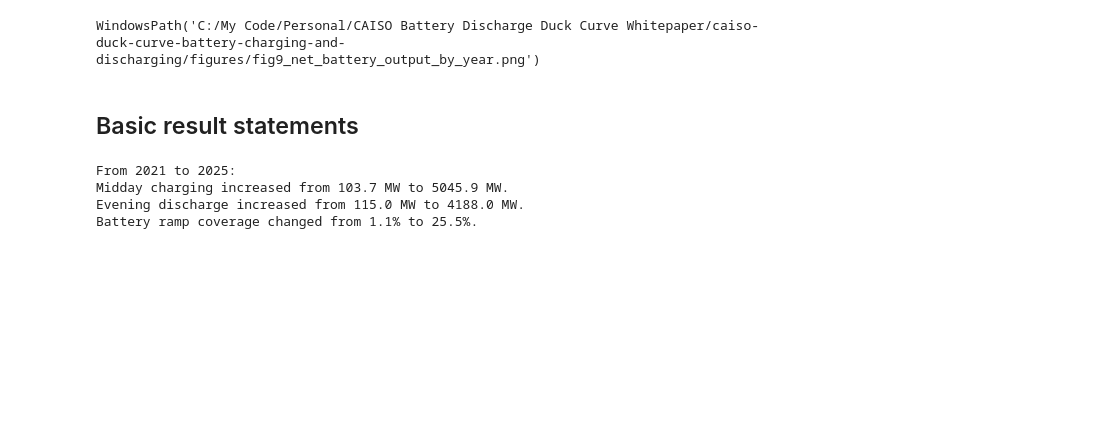
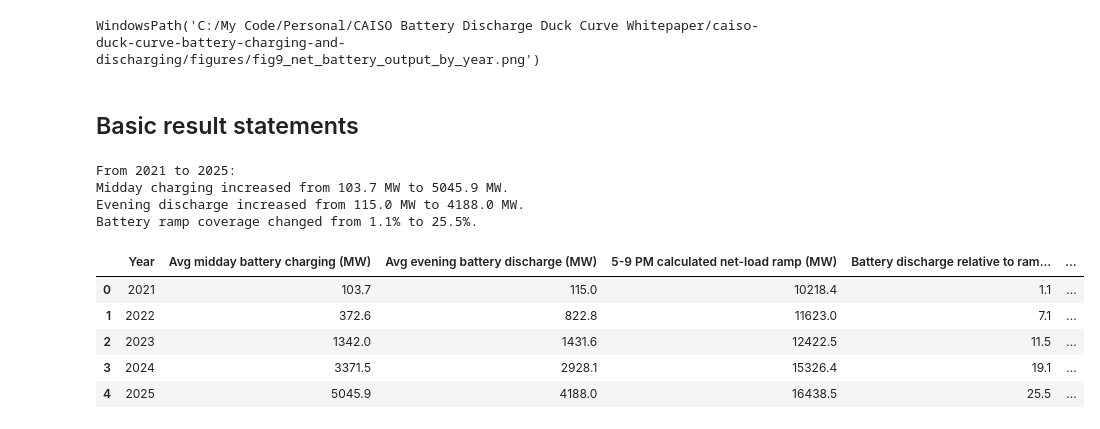
Before and after one commit to oaters1/caiso-duck-curve-battery-charging-and-discharging, a Jupyter notebook: notebooks/01_caiso_spring_battery_analysis.ipynb, the cells around one changed output. Cells and saved outputs as stored; diff of their text form; code cells hidden in the pictures; blank space fills up the shorter version.

Commit message:
Completed entire notebook battery analysis

```diff
--- a/notebooks/01_caiso_spring_battery_analysis.ipynb
+++ b/notebooks/01_caiso_spring_battery_analysis.ipynb
@@ -650,3 +650,71 @@ From 2021 to 2025:
 Midday charging increased from 103.7 MW to 5045.9 MW.
 Evening discharge increased from 115.0 MW to 4188.0 MW.
 Battery ramp coverage changed from 1.1% to 25.5%.
+# %%
+# --- Basic results table for the whitepaper ---
+
+RAMP_START_HOUR = 17   # 5 PM
+RAMP_END_HOUR = 21     # 9 PM endpoint
+
+main_rows = []
+
+for year in YEARS:
+    hp = hourly_profile[hourly_profile["year"] == year].copy()
+
+    midday = hp[hp["hour"].isin(MIDDAY_HOURS)]
+    evening = hp[hp["hour"].isin(EVENING_HOURS)]
+
+    avg_midday_charge_mw = midday["battery_charge_mw"].mean()
+    avg_evening_discharge_mw = evening["battery_discharge_mw"].mean()
+
+    net_load_5pm_mw = hp.loc[hp["hour"] == RAMP_START_HOUR, "net_load_mw"].mean()
+    net_load_9pm_mw = hp.loc[hp["hour"] == RAMP_END_HOUR, "net_load_mw"].mean()
+    net_load_ramp_mw = net_load_9pm_mw - net_load_5pm_mw
+
+    discharge_to_ramp_pct = (
+        100 * avg_evening_discharge_mw / net_load_ramp_mw
+        if net_load_ramp_mw > 0
+        else np.nan
+    )
+
+    min_net_load_row = hp.loc[hp["net_load_mw"].idxmin()]
+    min_net_load_mw = min_net_load_row["net_load_mw"]
+    min_net_load_hour = int(min_net_load_row["hour"])
+
+    solar_5pm_mw = hp.loc[hp["hour"] == RAMP_START_HOUR, "solar_mw"].mean()
+    solar_9pm_mw = hp.loc[hp["hour"] == RAMP_END_HOUR, "solar_mw"].mean()
+    solar_drop_5_9_mw = solar_5pm_mw - solar_9pm_mw
+
+    discharge_to_solar_drop_pct = (
+        100 * avg_evening_discharge_mw / solar_drop_5_9_mw
+        if solar_drop_5_9_mw > 0
+        else np.nan
+    )
+
+    main_rows.append({
+        "Year": year,
+        "Avg midday battery charging (MW)": avg_midday_charge_mw,
+        "Avg evening battery discharge (MW)": avg_evening_discharge_mw,
+        "5-9 PM calculated net-load ramp (MW)": net_load_ramp_mw,
+        "Battery discharge relative to ramp (%)": discharge_to_ramp_pct,
+        "Minimum calculated net load (MW)": min_net_load_mw,
+        "Hour of minimum net load": min_net_load_hour,
+        "Solar drop-off, 5-9 PM (MW)": solar_drop_5_9_mw,
+        "Battery discharge relative to solar drop-off (%)": discharge_to_solar_drop_pct,
+    })
+
+main_results = pd.DataFrame(main_rows)
+
+main_results_rounded = main_results.copy()
+for col in main_results_rounded.columns:
+    if col != "Year":
+        main_results_rounded[col] = main_results_rounded[col].round(1)
+
+main_results_rounded
+# %% [output]
+|  | Year | Avg midday battery charging (MW) | Avg evening battery discharge (MW) | 5-9 PM calculated net-load ramp (MW) | Battery discharge relative to ram... | ... |
+| 0 | 2021 | 103.7 | 115.0 | 10218.4 | 1.1 | ... |
+| 1 | 2022 | 372.6 | 822.8 | 11623.0 | 7.1 | ... |
+| 2 | 2023 | 1342.0 | 1431.6 | 12422.5 | 11.5 | ... |
+| 3 | 2024 | 3371.5 | 2928.1 | 15326.4 | 19.1 | ... |
+| 4 | 2025 | 5045.9 | 4188.0 | 16438.5 | 25.5 | ... |
```
Also changed, not shown: parts of 3 cells of this notebook.
